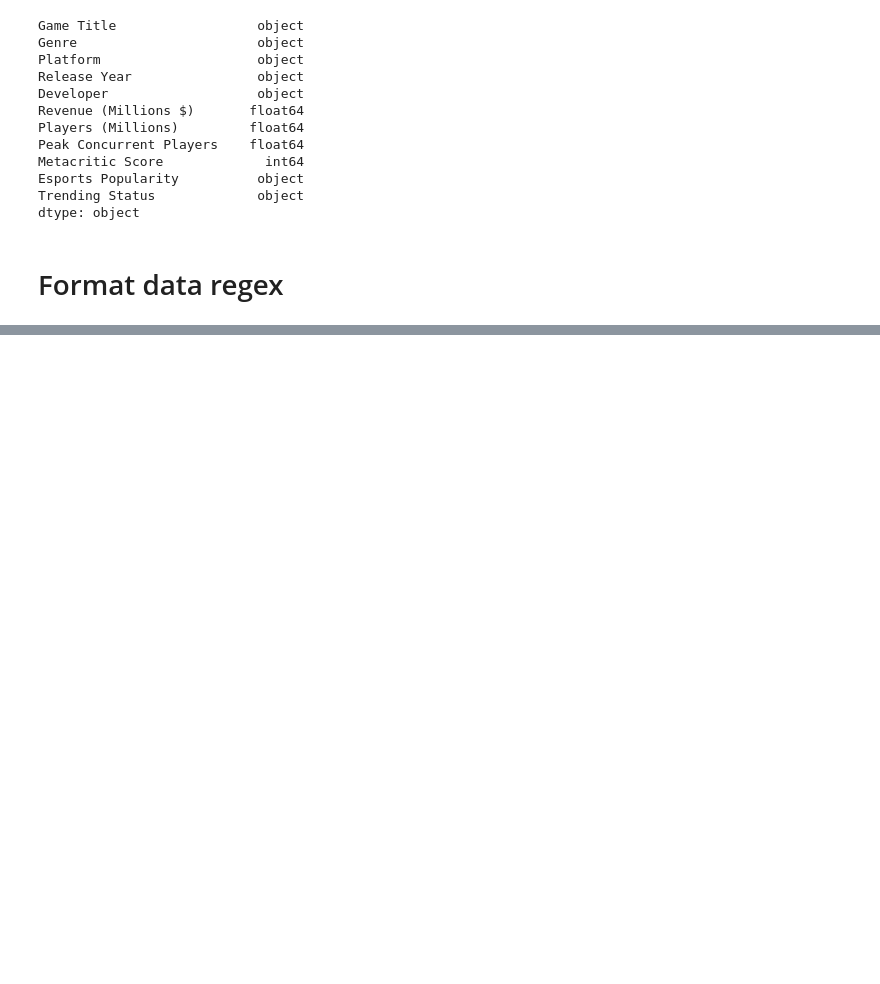
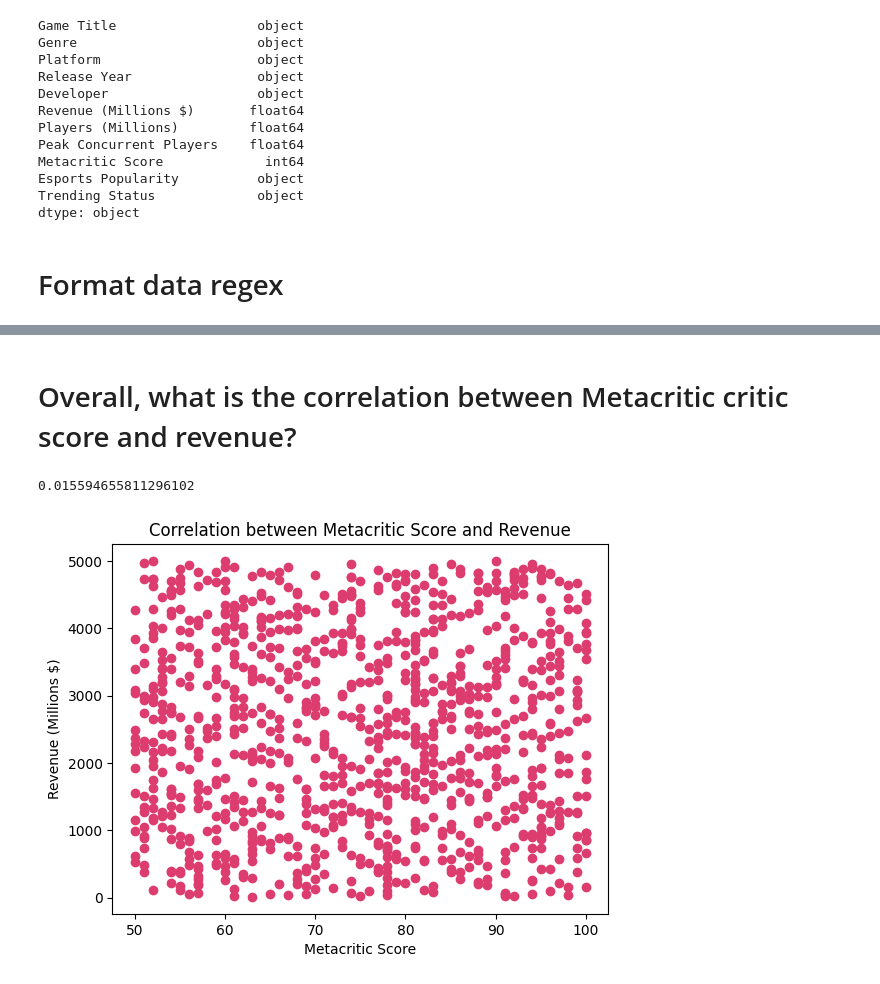
Before and after one commit to tomapasta/first_project, a Jupyter notebook: notebooks/data_clean_rui.ipynb, the cells around one changed output, grey strips where cells are left out. Cells and saved outputs as stored; diff of their text form; code cells hidden in the pictures; blank space fills up the shorter version.

```diff
--- a/notebooks/data_clean_rui.ipynb
+++ b/notebooks/data_clean_rui.ipynb
@@ -75 +75,3 @@ df.head()
 | 4 | cyber quest 2 | adventure | xbox | 2024 | microsoft | 4529.75 | 17.28 | ... |
+# %%
+df['Revenue (Millions $)'] = pd.to_numeric(df['Revenue (Millions $)'], errors='coerce')
@@ -75,0 +108,7 @@ df.head()
+# %% [markdown]
+# Overall, what is the correlation between Metacritic critic score and revenue?
+# %%
+correlation = df['Metacritic Score'].corr(df['Revenue (Millions $)'])
+print(correlation)
+# %% [output]
+0.015594655811296102
@@ -75,0 +117,8 @@ df.head()
+# %%
+plt.scatter(df['Metacritic Score'], df['Revenue (Millions $)'], c='#dd3d6e')
+plt.xlabel('Metacritic Score')
+plt.ylabel('Revenue (Millions $)')
+plt.title('Correlation between Metacritic Score and Revenue')
+plt.show()
+# %% [output]
+[figure, added]
```
Also changed, not shown: parts of 17 cells of this notebook, 1 other file.
